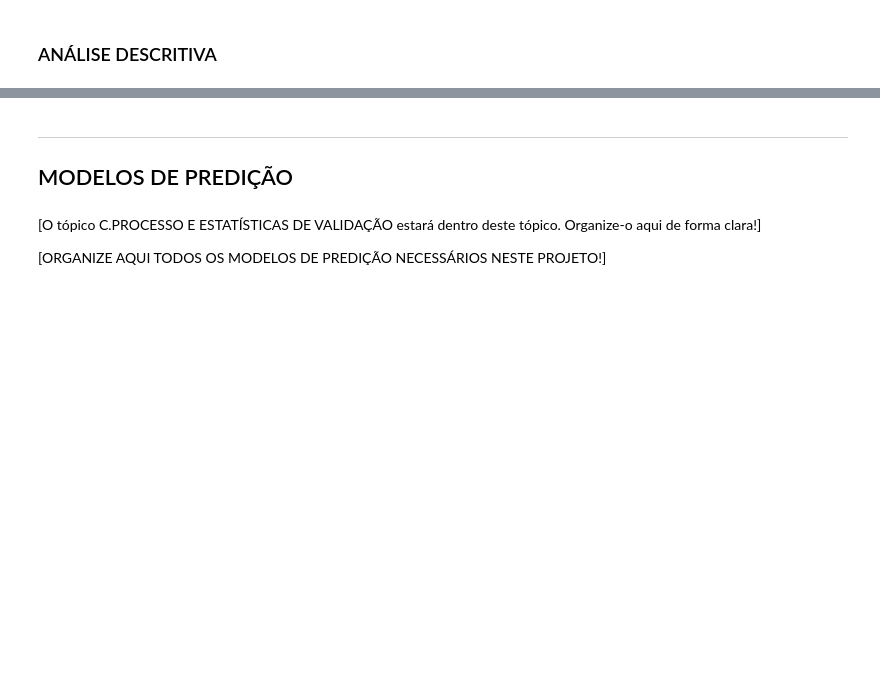
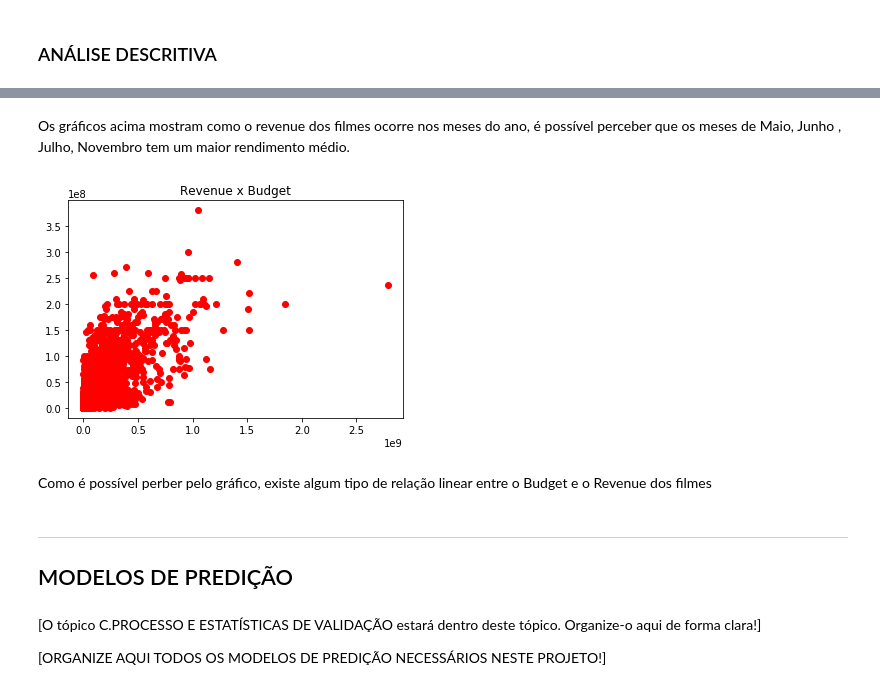
Before and after one commit to guipleite/DPCD, a Jupyter notebook: Projeto3/Projeto3 Layout.ipynb, the cells around one changed output, grey strips where cells are left out. Cells and saved outputs as stored; diff of their text form; code cells hidden in the pictures; blank space fills up the shorter version.

```diff
--- a/Projeto3/Projeto3 Layout.ipynb
+++ b/Projeto3/Projeto3 Layout.ipynb
@@ -76,3 +78,13 @@ OLS Regression Results
+# %% [markdown]
+Os gráficos acima mostram como o revenue dos filmes ocorre nos meses do ano, é possível perceber que os meses de Maio, Junho , Julho, Novembro tem um maior rendimento médio.
+# %%
+plt.plot(nndf['revenue'],nndf['budget'],'ro')
+plt.title('Revenue x Budget')
+plt.show()
+# %% [output]
+[figure, added]
+# %% [markdown]
+Como é possível perber pelo gráfico, existe algum tipo de relação linear entre o Budget e o Revenue dos filmes
 # %% [markdown]
 ___
 ## MODELOS DE PREDIÇÃO
```
Also changed, not shown: parts of 12 cells of this notebook.
